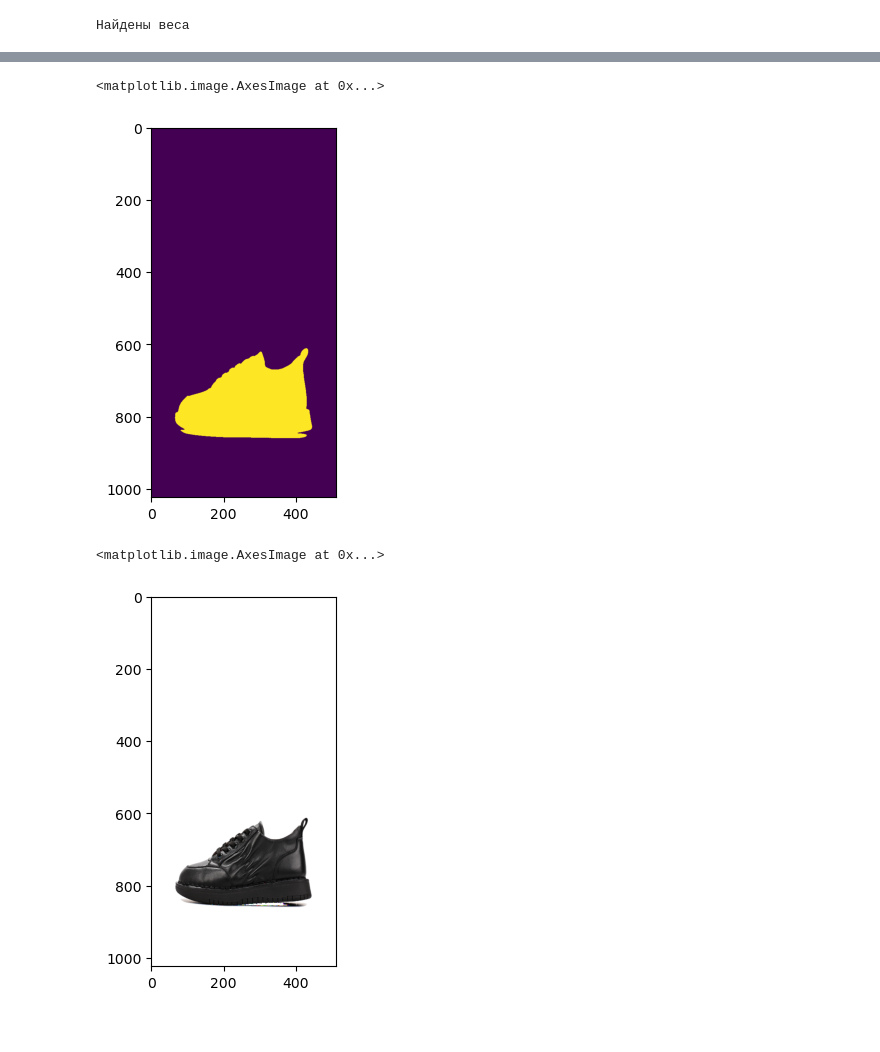
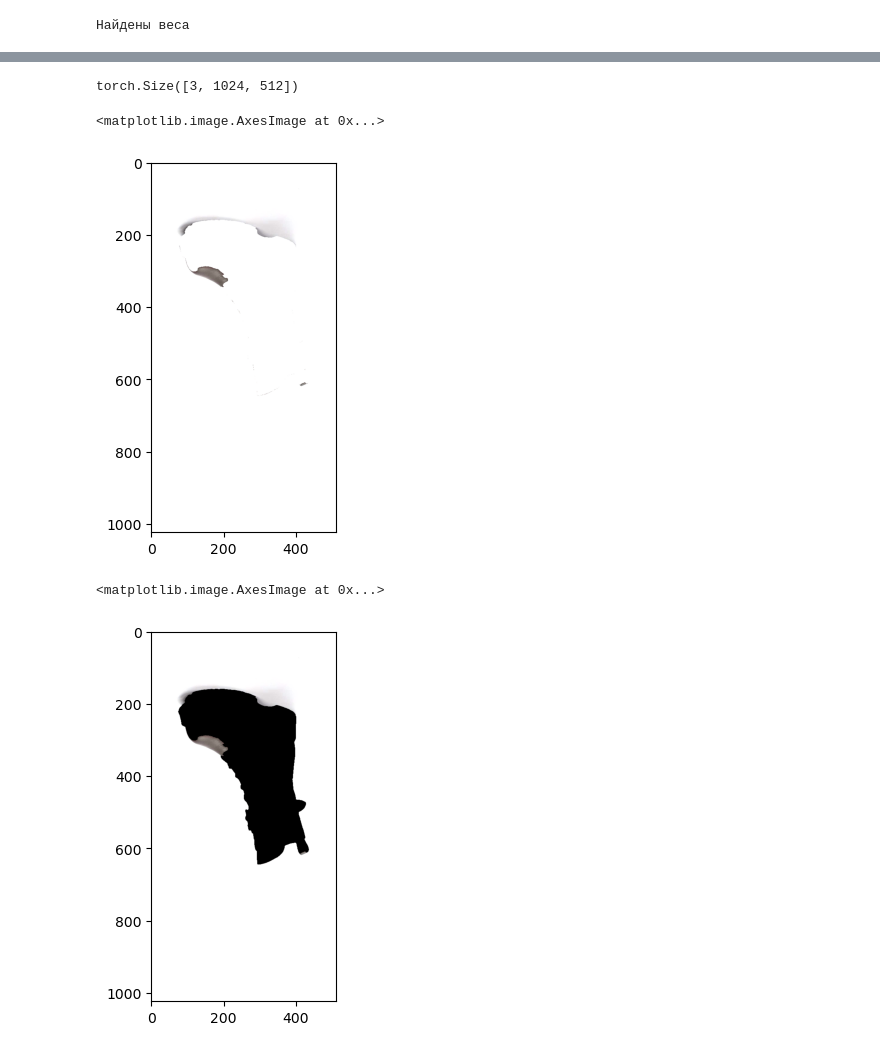
Before and after one commit to BombasticFantastik/KD_Summer_Work, a Jupyter notebook: Segmentation/TestShadowFinder.ipynb, the cells around one changed output, grey strips where cells are left out. Drawn from its saved outputs; the diff is of its cells as text; code cells hidden in the pictures.

```diff
--- a/Segmentation/TestShadowFinder.ipynb
+++ b/Segmentation/TestShadowFinder.ipynb
@@ -37,3 +48,11 @@ except:
+# %%
+def cut_boot_from_photo(img,mask):
+    sig=nn.Sigmoid()
+    real_mask = (sig(mask)>(sig(mask).max()+sig(mask).min())/2)
+    new_img=real_mask.float()*img
+    non_mask = (sig(mask)<(sig(mask).max()+sig(mask).min())/2).float()
+    new_img+=non_mask
+    return new_img,real_mask,non_mask
 # %%
-new_batch=adjust_sharpness(adjust_contrast(batch['img'],2),2)
-pred=model(batch['img'].to(device))
+new_batch=adjust_sharpness(adjust_contrast(bt['img'],2),2)
+new_img,real_mask,non_mask=cut_boot_from_photo(bt['img'][0],model(new_batch)[0])
@@ -64,11 +64,19 @@ torch.Size([1, 1024, 512])
+# %%
+newnew_img=non_mask*new_batch[0]
+# %%
+newnew_img[newnew_img==0]=1
+# %%
+newnew_img.shape
+# %% [output]
+torch.Size([3, 1024, 512])
 # %%
-plt.imshow(a[1].permute(1,2,0))
+plt.imshow(newnew_img.permute(1,2,0).detach())
 # %% [output]
 <matplotlib.image.AxesImage at 0x...>
-[figure, old version]
+[figure, new version]
 # %%
-plt.imshow(a[0].permute(1,2,0))
+plt.imshow((non_mask*new_batch[0]).permute(1,2,0).detach())
 # %% [output]
 <matplotlib.image.AxesImage at 0x...>
-[figure, old version]
+[figure, new version]
 # %%
```
Also changed, not shown: parts of 23 cells of this notebook, 1 other file.
